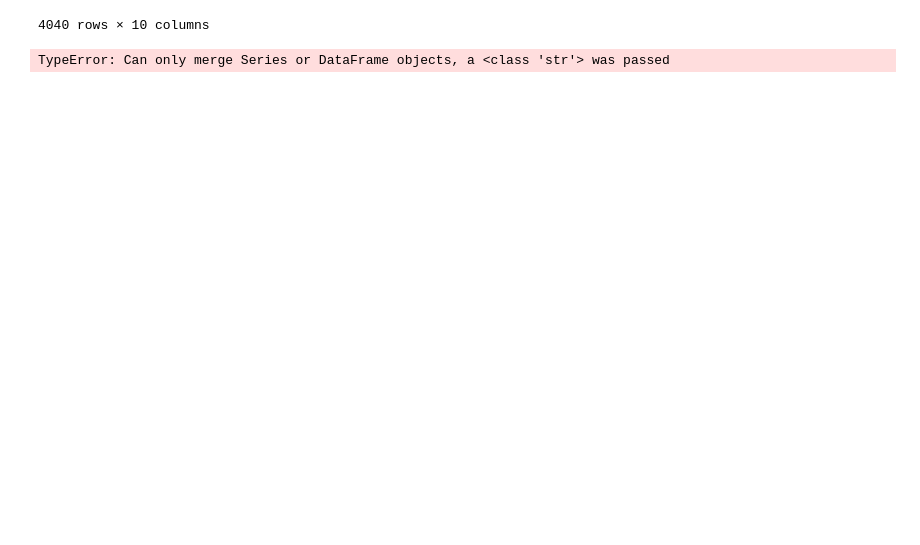
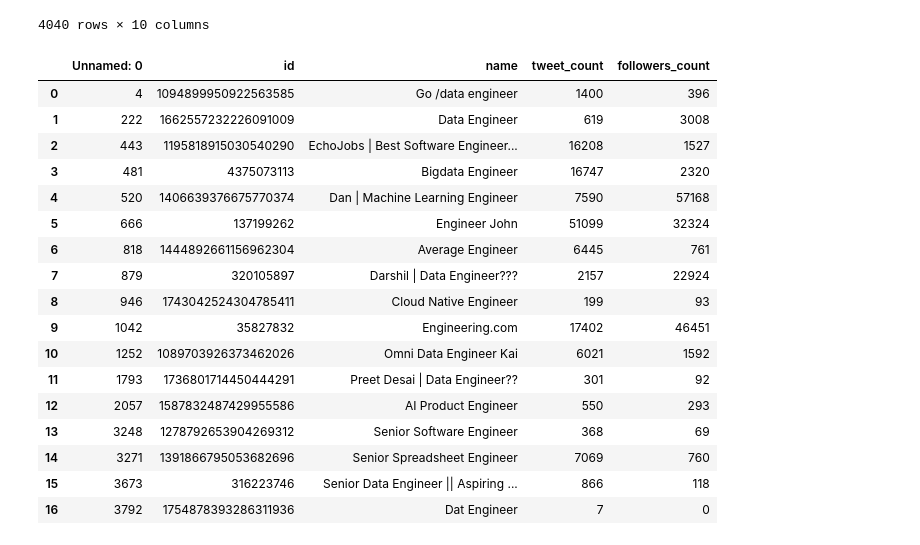
Before and after one commit to byambaa1982/python_cources_for_beginers, a Jupyter notebook: Mini Project 1/data_modeling_3.ipynb, the cells around one changed output. Drawn from its saved outputs; the diff is of its cells as text; code cells hidden in the pictures; blank space fills up the shorter version.

```diff
--- a/Mini Project 1/data_modeling_3.ipynb
+++ b/Mini Project 1/data_modeling_3.ipynb
@@ -177,7 +177,24 @@ detailed
 | 4039 | 1756495322652590080 | Gustavo Mendoza | G30862411 | 2024-02-11T01:49:11.000Z | NaN | 0 | 86 | 1 | ... |
 4040 rows × 10 columns
 # %%
-joinedDF = pd.merge('engi_df', 'detailed', left_on='', right_on='id', how='left')
-joinedDF
+merged_df = pd.merge(engi_df, detailed[['id', 'followers_count']], on='id', how='left')
+merged_df
 # %% [output]
-TypeError: Can only merge Series or DataFrame objects, a <class 'str'> was passed
+|  | Unnamed: 0 | id | name | tweet_count | followers_count |
+| 0 | 4 | 1094899950922563585 | Go /data engineer | 1400 | 396 |
+| 1 | 222 | 1662557232226091009 | Data Engineer | 619 | 3008 |
+| 2 | 443 | 1195818915030540290 | EchoJobs | Best Software Engineer... | 16208 | 1527 |
+| 3 | 481 | 4375073113 | Bigdata Engineer | 16747 | 2320 |
+| 4 | 520 | 1406639376675770374 | Dan | Machine Learning Engineer | 7590 | 57168 |
+| 5 | 666 | 137199262 | Engineer John | 51099 | 32324 |
+| 6 | 818 | 1444892661156962304 | Average Engineer | 6445 | 761 |
+| 7 | 879 | 320105897 | Darshil | Data Engineer??‍? | 2157 | 22924 |
+| 8 | 946 | 1743042524304785411 | Cloud Native Engineer | 199 | 93 |
+| 9 | 1042 | 35827832 | Engineering.com | 17402 | 46451 |
+| 10 | 1252 | 1089703926373462026 | Omni Data Engineer Kai | 6021 | 1592 |
+| 11 | 1793 | 1736801714450444291 | Preet Desai | Data Engineer?‍? | 301 | 92 |
+| 12 | 2057 | 1587832487429955586 | AI Product Engineer | 550 | 293 |
+| 13 | 3248 | 1278792653904269312 | Senior Software Engineer | 368 | 69 |
+| 14 | 3271 | 1391866795053682696 | Senior Spreadsheet Engineer | 7069 | 760 |
+| 15 | 3673 | 316223746 | Senior Data Engineer || Aspiring ... | 866 | 118 |
+| 16 | 3792 | 1754878393286311936 | Dat Engineer | 7 | 0 |
```
